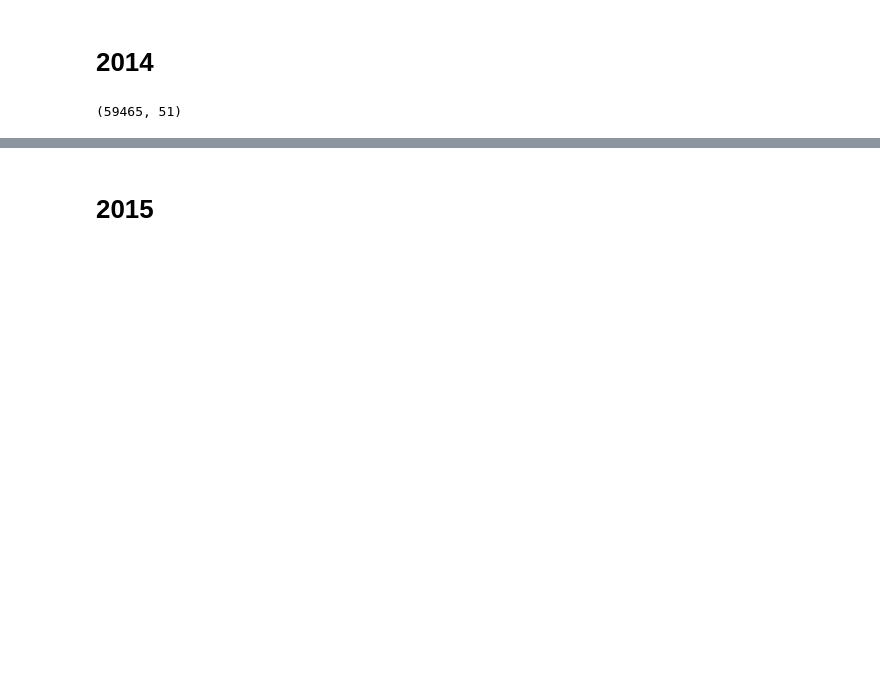
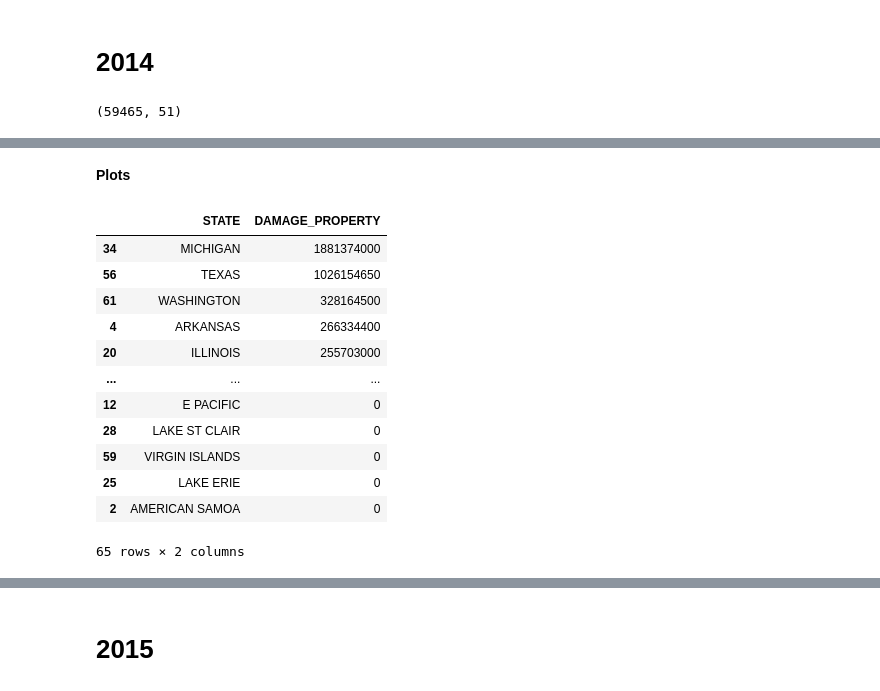
Before and after one commit to lmstephens/Build-Week1, a Jupyter notebook: 2013_2019weather.ipynb, the cells around one changed output, grey strips where cells are left out. Saved outputs shown, nothing was run; the diff lists cells and outputs as text; code cells hidden in the pictures; blank space fills up the shorter version.

```diff
--- a/2013_2019weather.ipynb
+++ b/2013_2019weather.ipynb
@@ -239,0 +225,7 @@ dfweather_data_2014['DAMAGE_PROPERTY'] = DAMAGE_PROPERTY_2014
+# %%
+#adds together the state totals
+newdf2014 = dfweather_data_2014.groupby(['STATE'], as_index=False).sum()
+# %%
+#creates a new dataframe
+df2014 = pd.DataFrame(newdf2014)
+df2014.head()
@@ -239,0 +239,18 @@ dfweather_data_2014['DAMAGE_PROPERTY'] = DAMAGE_PROPERTY_2014
+# %% [markdown]
+**Plots**
+# %%
+df2014.sort_values(by='DAMAGE_PROPERTY', ascending=False)
+# %% [output]
+|  | STATE | DAMAGE_PROPERTY |
+| 34 | MICHIGAN | 1881374000 |
+| 56 | TEXAS | 1026154650 |
+| 61 | WASHINGTON | 328164500 |
+| 4 | ARKANSAS | 266334400 |
+| 20 | ILLINOIS | 255703000 |
+| ... | ... | ... |
+| 12 | E PACIFIC | 0 |
+| 28 | LAKE ST CLAIR | 0 |
+| 59 | VIRGIN ISLANDS | 0 |
+| 25 | LAKE ERIE | 0 |
+| 2 | AMERICAN SAMOA | 0 |
+65 rows × 2 columns
```
Also changed, not shown: parts of 11 cells of this notebook.
